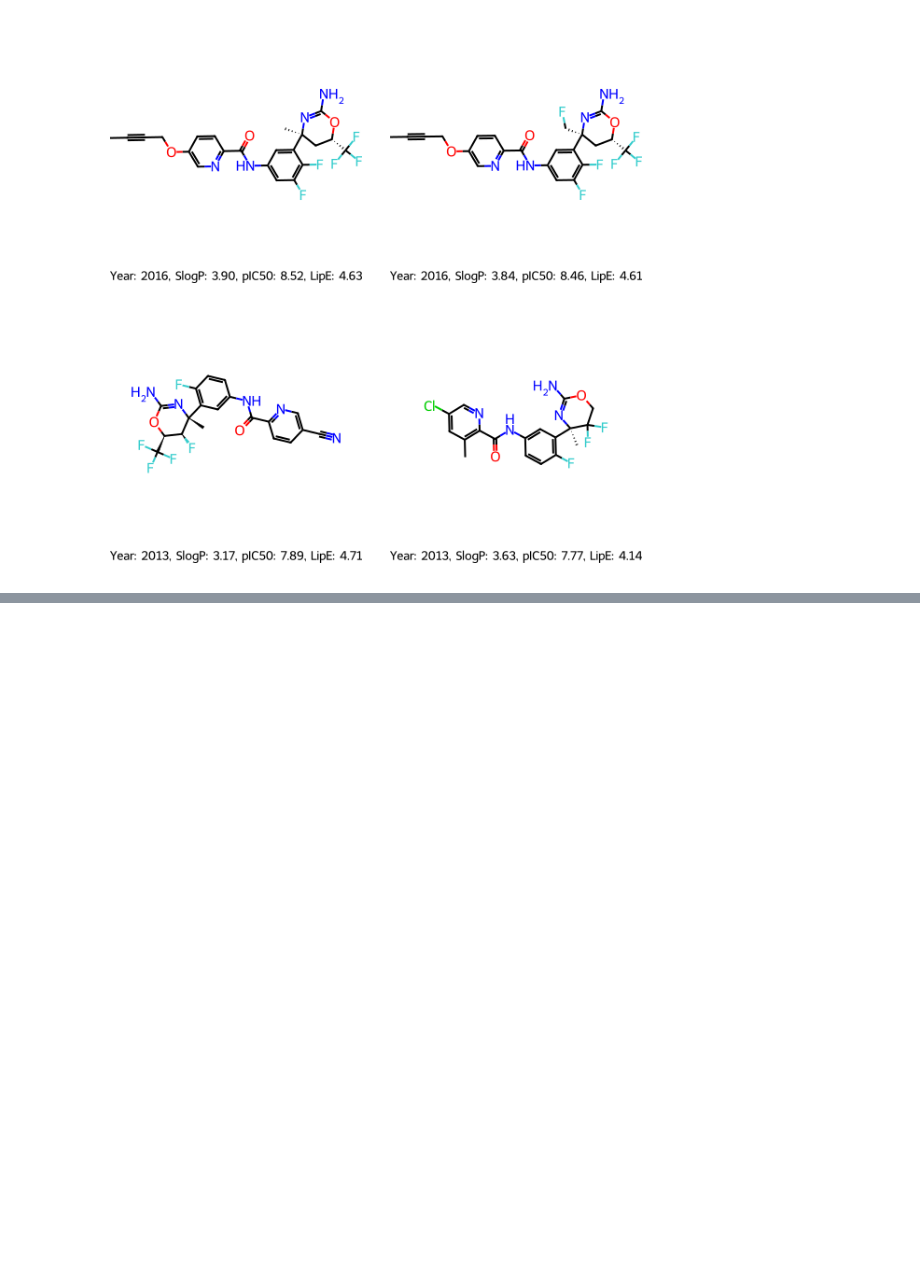
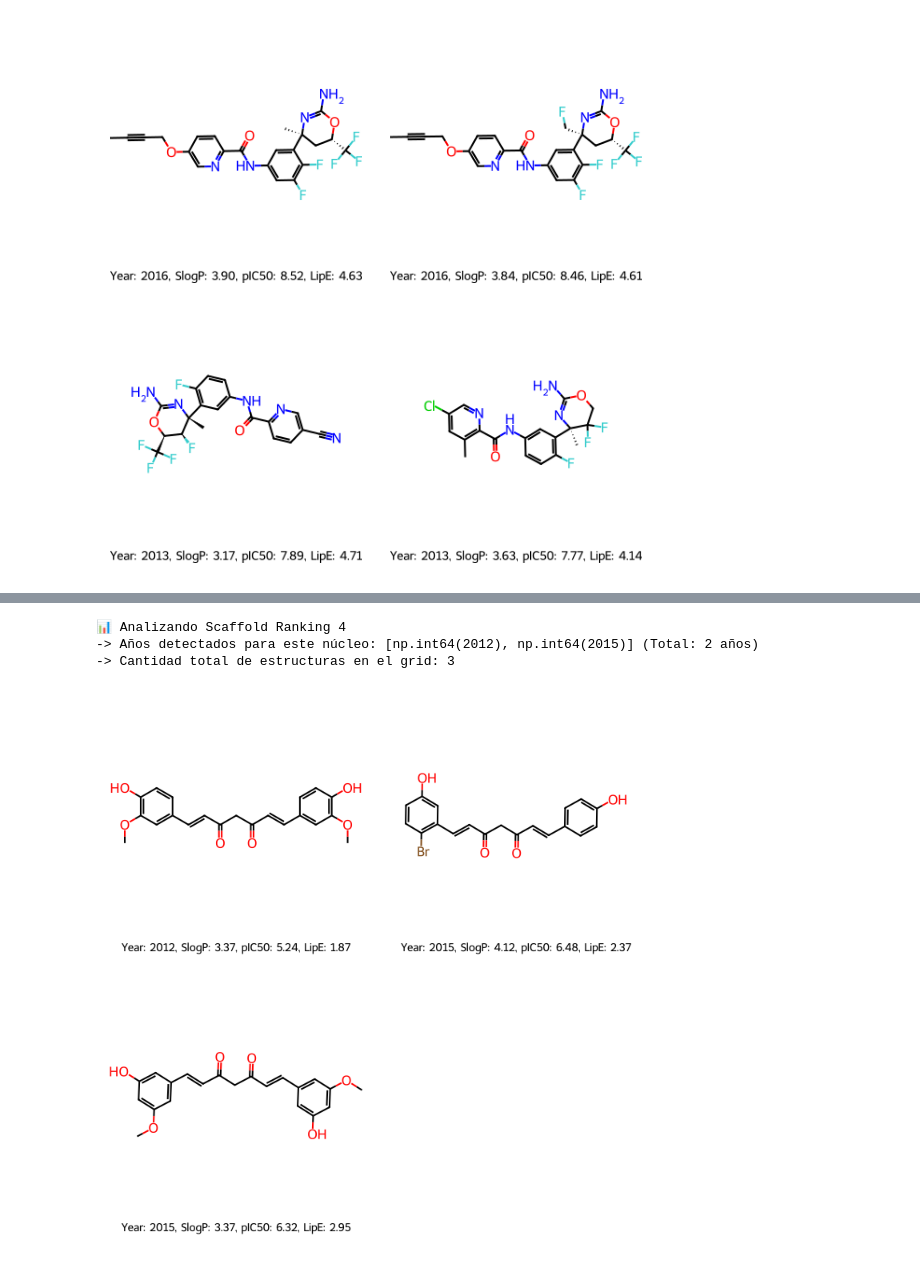
Before and after one commit to Daniphantom99/AW, a Jupyter notebook: BACE1_DS_Activity_wall.ipynb, the cells around one changed output, grey strips where cells are left out. Saved outputs shown, nothing was run; the diff lists cells and outputs as text; code cells hidden in the pictures; blank space fills up the shorter version.

```diff
--- a/BACE1_DS_Activity_wall.ipynb
+++ b/BACE1_DS_Activity_wall.ipynb
@@ -1230,0 +1305,80 @@ top
+# %%
+import numpy as np
+import pandas as pd
+from rdkit import Chem
+from rdkit.Chem import Draw
+
+database_potency["pIC50"] = 9 - np.log10(database_potency["Standard Value"])
+database_potency["Document Year"] = pd.to_numeric(
+    database_potency["Document Year"], errors="coerce"
+)
+
+top_6_smiles = scaffolds_counts.head(6)["Scaffold SMILES"].tolist()
+
+ranking_elegido = 4
+scaffold_smiles_elegido = top_6_smiles[ranking_elegido - 1]
+
+
+df_scaffold_sel = database_potency[
+    (database_potency["scaffolds_smiles"] == scaffold_smiles_elegido)
+    & (database_potency["Document Year"].notna())
+].copy()
+
+df_scaffold_sel["Document Year"] = df_scaffold_sel["Document Year"].astype(int)
+
+años_activos_scaffold = sorted(df_scaffold_sel["Document Year"].unique())
+
+
+moleculas_a_dibujar = []
+leyendas = []
+
+columna_mol_smiles = "Smiles"
+columna_slogp = "SlogP"
+columna_ic50 = "pIC50"
+columna_lipe = "LipE"
+
+for año in años_activos_scaffold:
+    df_año_especifico = df_scaffold_sel[df_scaffold_sel["Document Year"] == año]
+
+    df_dos_compuestos = df_año_especifico.head(2)
+
+    for idx, fila in df_dos_compuestos.iterrows():
+        smiles = fila[columna_mol_smiles]
+        slogp = fila[columna_slogp]
+        ic50 = fila[columna_ic50]
+        lipe = fila[columna_lipe]
+
+        mol = Chem.MolFromSmiles(str(smiles))
+        if mol is not None:
+            moleculas_a_dibujar.append(mol)
+            leyendas.append(
+                f"Year: {año}, SlogP: {slogp:.2f}, pIC50: {ic50:.2f}, LipE: {lipe:.2f}"
+            )
+
+
+print(f"📊 Analizando Scaffold Ranking {ranking_elegido}")
+print(
+    f"-> Años detectados para este núcleo: {años_activos_scaffold} (Total: {len(años_activos_scaffold)} años)"
+)
+print(f"-> Cantidad total de estructuras en el grid: {len(moleculas_a_dibujar)}")
+
+drawer_options = Draw.MolDrawOptions()
+drawer_options.legendFontSize = 14
+drawer_options.baseFontSize = 1.1
+drawer_options.bondLineWidth = 2
+
+
+top = Draw.MolsToGridImage(
+    moleculas_a_dibujar,
+    molsPerRow=2,
+    subImgSize=(350, 350),
+    legends=leyendas,
+    drawOptions=drawer_options,
+)
+
+top
+# %% [output]
+📊 Analizando Scaffold Ranking 4
+-> Años detectados para este núcleo: [np.int64(2012), np.int64(2015)] (Total: 2 años)
+-> Cantidad total de estructuras en el grid: 3
+[figure, added]
```
Also changed, not shown: parts of 2 cells of this notebook.
